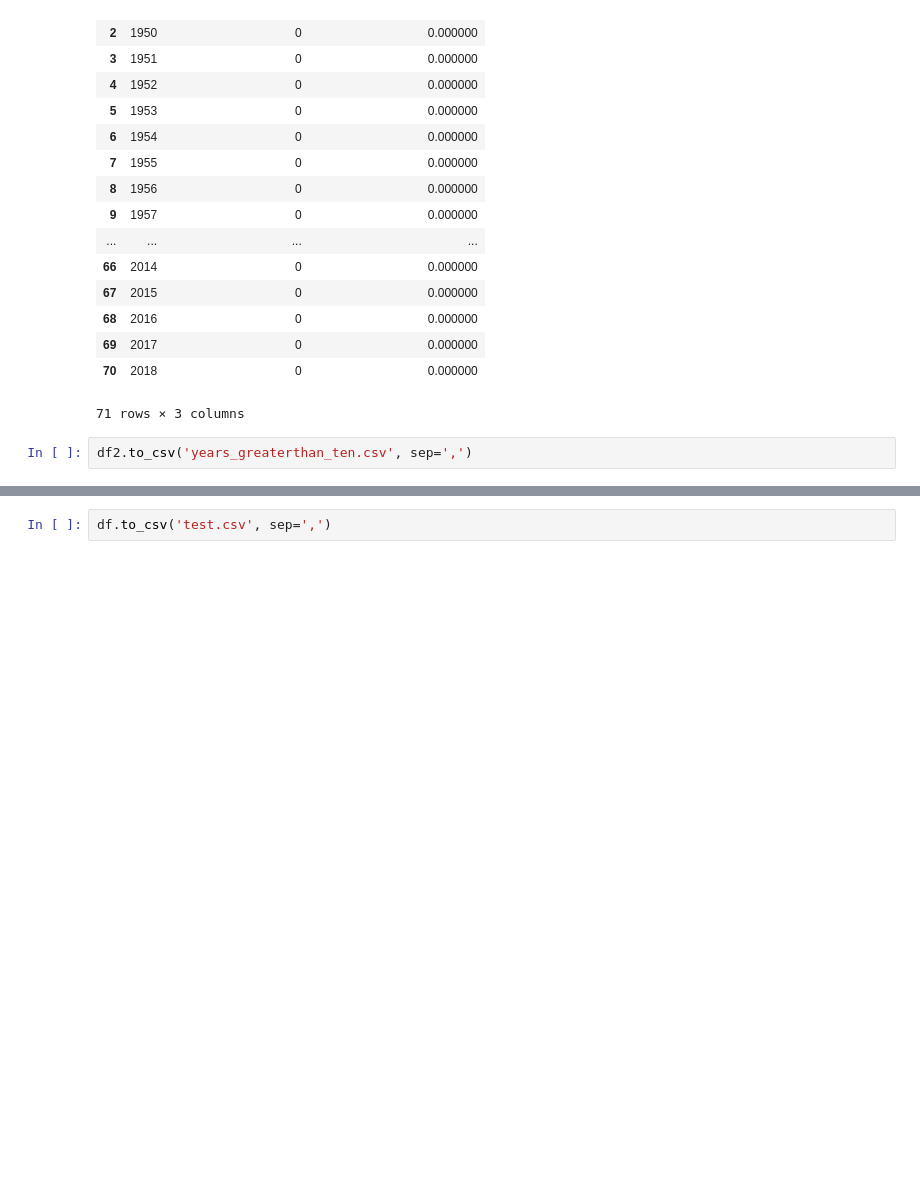
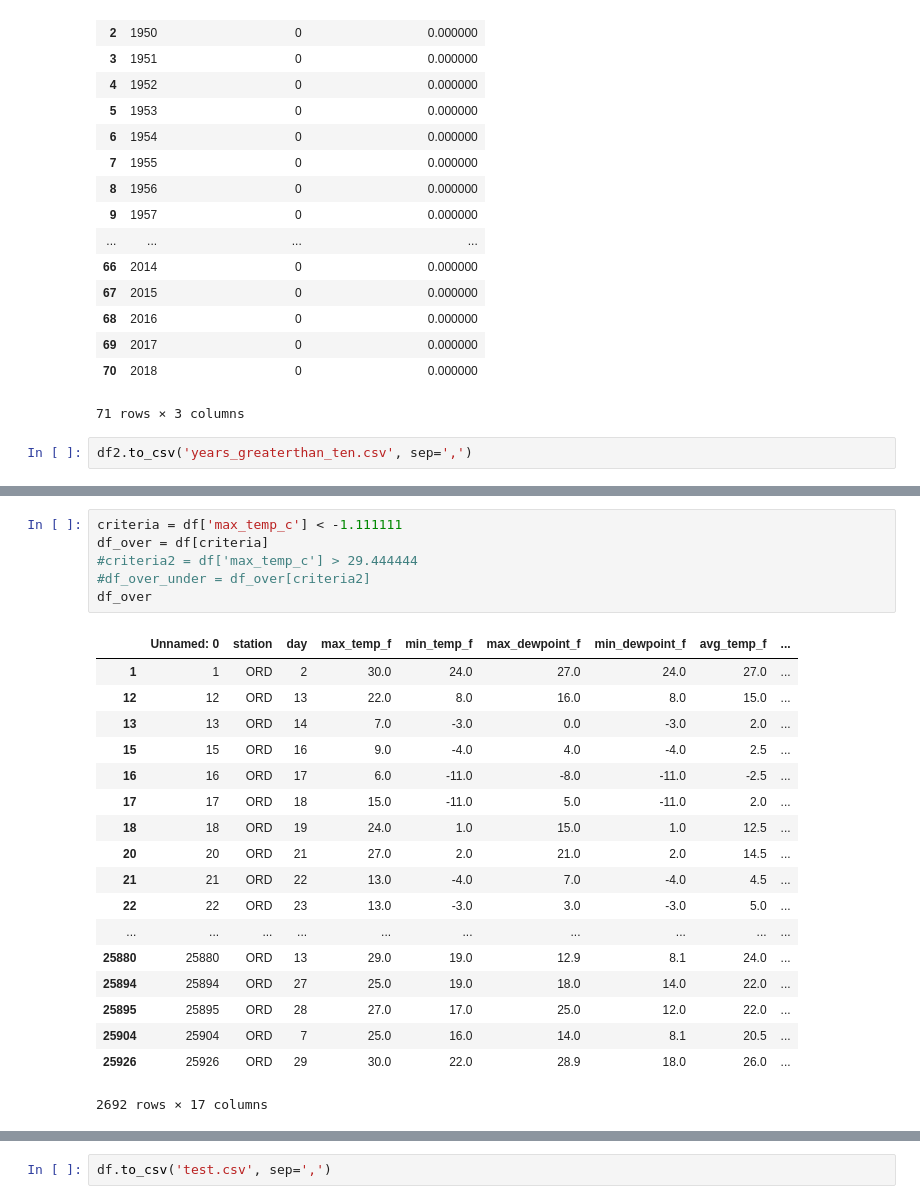
Before and after one commit to DavidLeifer/GEOG431-531, a Jupyter notebook: assignment1/Assignment1.ipynb, the cells around one changed output, grey strips where cells are left out. Cells and saved outputs as stored; diff of their text form; blank space fills up the shorter version.

```diff
--- a/assignment1/Assignment1.ipynb
+++ b/assignment1/Assignment1.ipynb
@@ -102,0 +220,25 @@ df2.to_csv('years_greaterthan_ten.csv', sep=',')
+# %%
+criteria = df['max_temp_c'] < -1.111111
+df_over = df[criteria]
+#criteria2 = df['max_temp_c'] > 29.444444
+#df_over_under = df_over[criteria2]
+df_over
+# %% [output]
+|  | Unnamed: 0 | station | day | max_temp_f | min_temp_f | max_dewpoint_f | min_dewpoint_f | avg_temp_f | ... |
+| 1 | 1 | ORD | 2 | 30.0 | 24.0 | 27.0 | 24.0 | 27.0 | ... |
+| 12 | 12 | ORD | 13 | 22.0 | 8.0 | 16.0 | 8.0 | 15.0 | ... |
+| 13 | 13 | ORD | 14 | 7.0 | -3.0 | 0.0 | -3.0 | 2.0 | ... |
+| 15 | 15 | ORD | 16 | 9.0 | -4.0 | 4.0 | -4.0 | 2.5 | ... |
+| 16 | 16 | ORD | 17 | 6.0 | -11.0 | -8.0 | -11.0 | -2.5 | ... |
+| 17 | 17 | ORD | 18 | 15.0 | -11.0 | 5.0 | -11.0 | 2.0 | ... |
+| 18 | 18 | ORD | 19 | 24.0 | 1.0 | 15.0 | 1.0 | 12.5 | ... |
+| 20 | 20 | ORD | 21 | 27.0 | 2.0 | 21.0 | 2.0 | 14.5 | ... |
+| 21 | 21 | ORD | 22 | 13.0 | -4.0 | 7.0 | -4.0 | 4.5 | ... |
+| 22 | 22 | ORD | 23 | 13.0 | -3.0 | 3.0 | -3.0 | 5.0 | ... |
+| ... | ... | ... | ... | ... | ... | ... | ... | ... | ... |
+| 25880 | 25880 | ORD | 13 | 29.0 | 19.0 | 12.9 | 8.1 | 24.0 | ... |
+| 25894 | 25894 | ORD | 27 | 25.0 | 19.0 | 18.0 | 14.0 | 22.0 | ... |
+| 25895 | 25895 | ORD | 28 | 27.0 | 17.0 | 25.0 | 12.0 | 22.0 | ... |
+| 25904 | 25904 | ORD | 7 | 25.0 | 16.0 | 14.0 | 8.1 | 20.5 | ... |
+| 25926 | 25926 | ORD | 29 | 30.0 | 22.0 | 28.9 | 18.0 | 26.0 | ... |
+2692 rows × 17 columns
```
Also changed, not shown: parts of 24 cells of this notebook, 1 other file.
